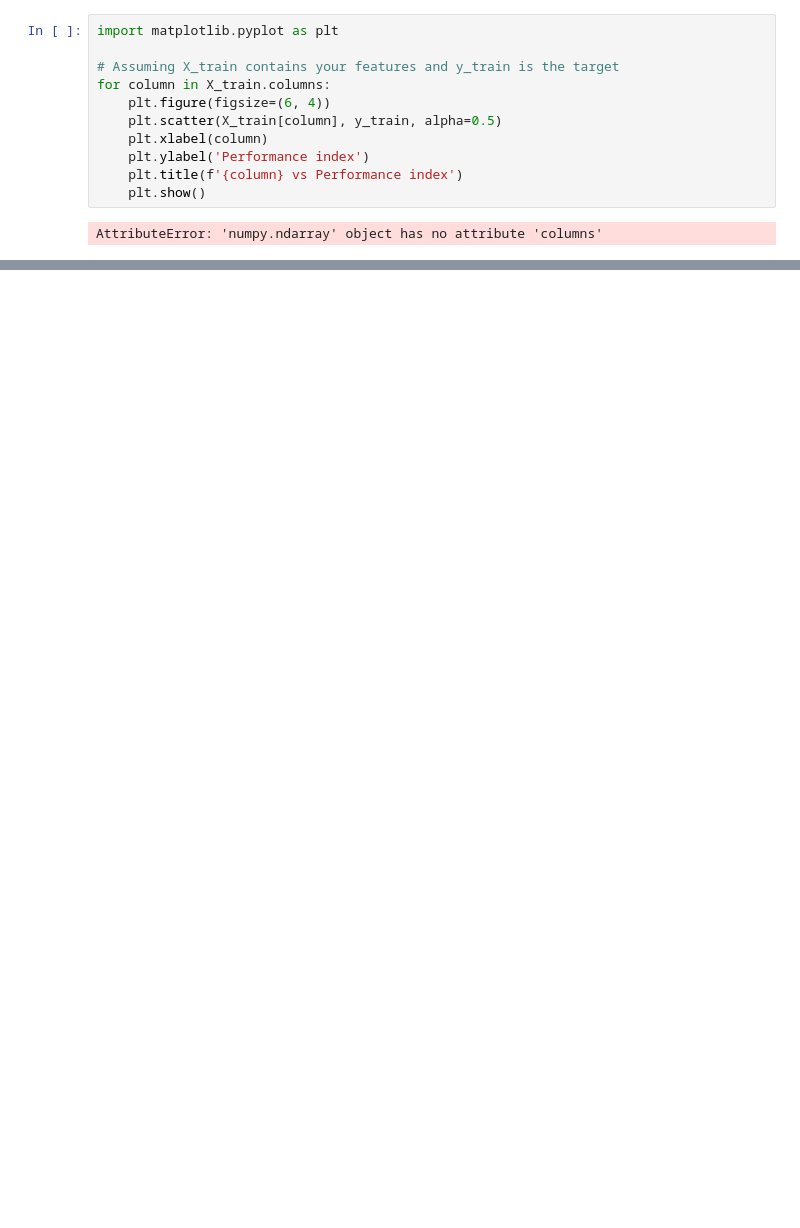
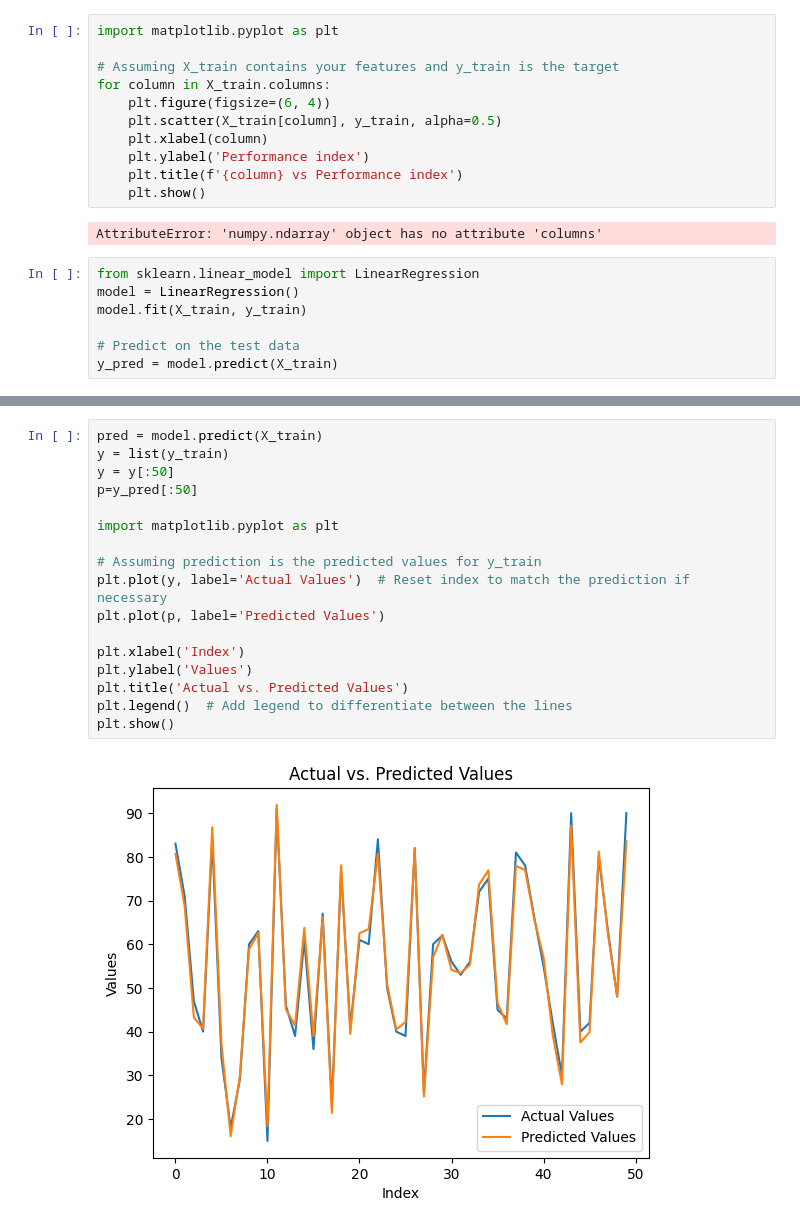
Before and after one commit to AkhlaqAltaf/TrainingToFirnasStds, a Jupyter notebook: lecture5/mult-l-reg-own-f(Hamad).ipynb, the cells around one changed output, grey strips where cells are left out. Saved outputs shown, nothing was run; the diff lists cells and outputs as text; blank space fills up the shorter version.

```diff
--- a/lecture5/mult-l-reg-own-f(Hamad).ipynb
+++ b/lecture5/mult-l-reg-own-f(Hamad).ipynb
@@ -287,3 +296,10 @@ for column in X_train.columns:
     plt.show()
 # %% [output]
 AttributeError: 'numpy.ndarray' object has no attribute 'columns'
+# %%
+from sklearn.linear_model import LinearRegression
+model = LinearRegression()
+model.fit(X_train, y_train)
+
+# Predict on the test data
+y_pred = model.predict(X_train)
@@ -289,0 +328,19 @@ AttributeError: 'numpy.ndarray' object has no attribute 'columns'
+# %%
+pred = model.predict(X_train)
+y = list(y_train)
+y = y[:50]
+p=y_pred[:50]
+
+import matplotlib.pyplot as plt
+
+# Assuming prediction is the predicted values for y_train
+plt.plot(y, label='Actual Values')  # Reset index to match the prediction if necessary
+plt.plot(p, label='Predicted Values')
+
+plt.xlabel('Index')
+plt.ylabel('Values')
+plt.title('Actual vs. Predicted Values')
+plt.legend()  # Add legend to differentiate between the lines
+plt.show()
+# %% [output]
+[figure, added]
```
Also changed, not shown: parts of 14 cells of this notebook, 2 other files.
